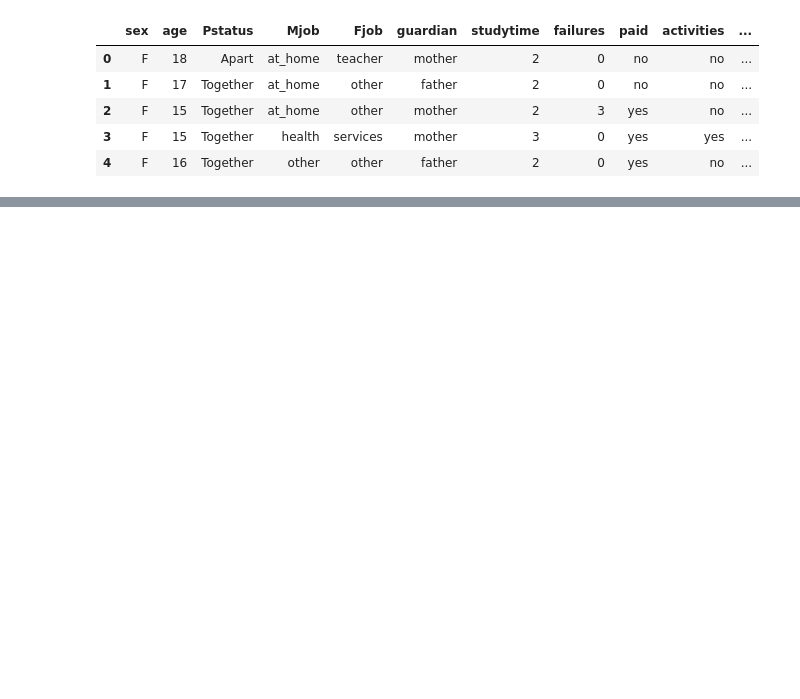
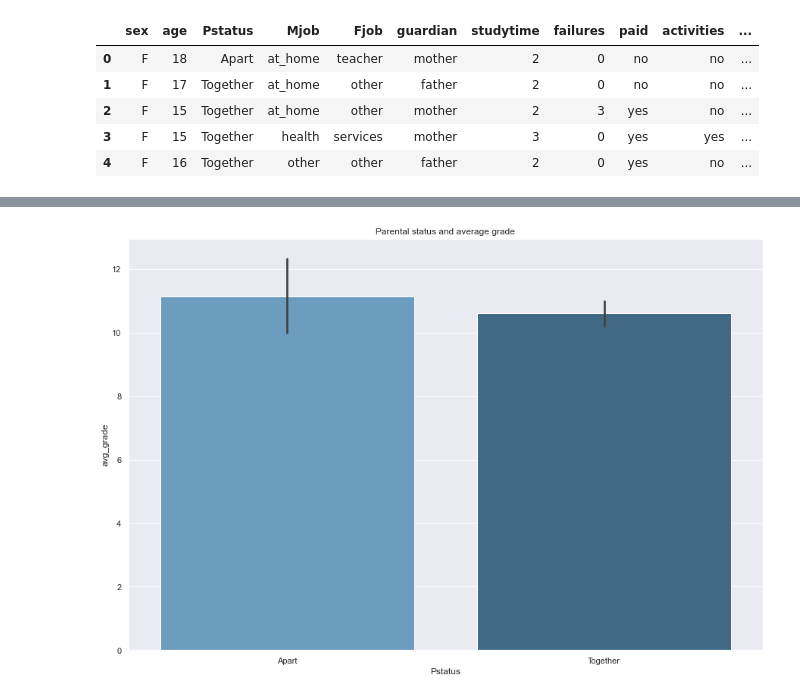
Before and after one commit to Soham2402/EDA, a Jupyter notebook: Student grade analysis/Student_grade_analysis.ipynb, the cells around one changed output, grey strips where cells are left out. Cells and saved outputs as stored; diff of their text form; code cells hidden in the pictures; blank space fills up the shorter version.

```diff
--- a/Student grade analysis/Student_grade_analysis.ipynb
+++ b/Student grade analysis/Student_grade_analysis.ipynb
@@ -243,0 +364,6 @@ new_stud_df.head()
+# %%
+plt.figure(figsize=(15,10))
+sns.barplot(x = new_stud_df.Pstatus,y = new_stud_df.avg_grade,palette="Blues_d");
+plt.title("Parental status and average grade");
+# %% [output]
+[figure, added]
```
Also changed, not shown: parts of 21 cells of this notebook.
